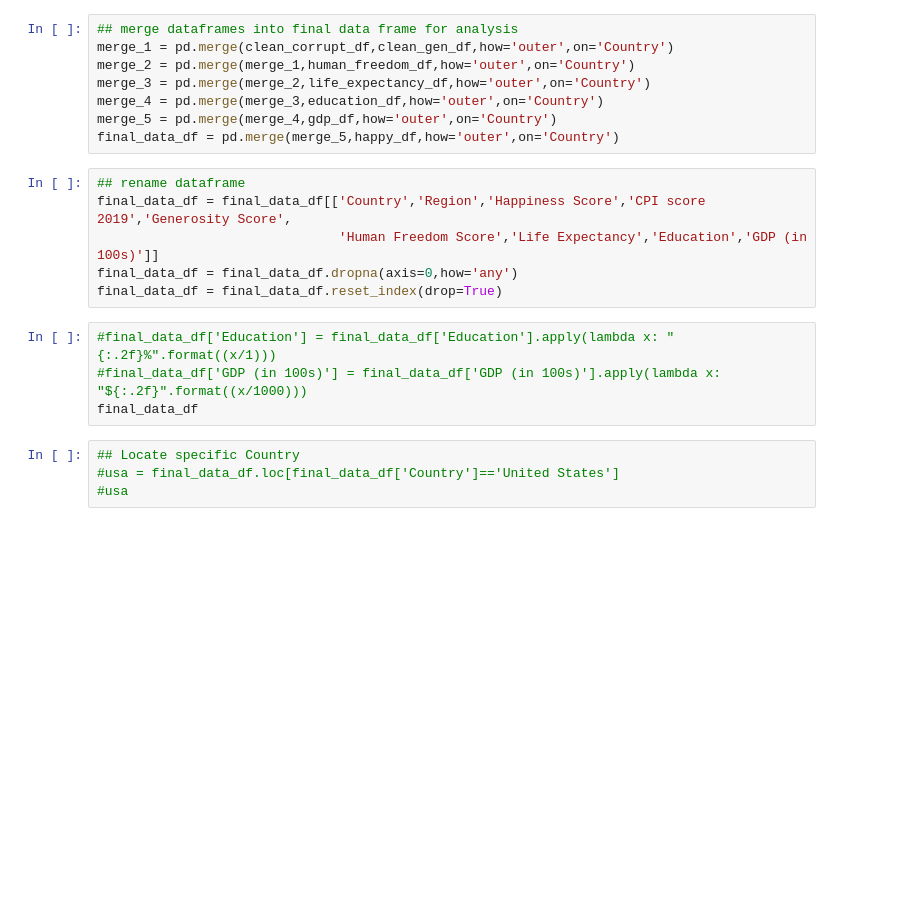
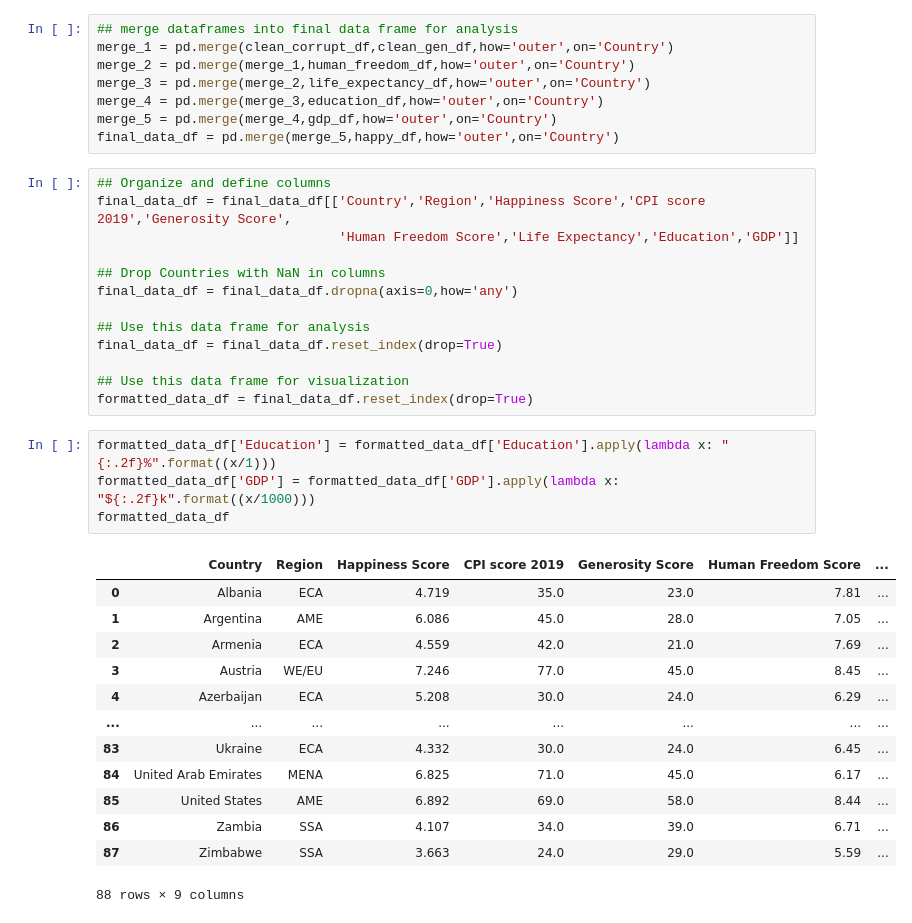
Before and after one commit to garrettg615/World_Happiness_Project, a Jupyter notebook: consolidated_data_df.ipynb, the cells around one changed output. Drawn from its saved outputs; the diff is of its cells as text; blank space fills up the shorter version.

```diff
--- a/consolidated_data_df.ipynb
+++ b/consolidated_data_df.ipynb
@@ -52,19 +67,36 @@ merge_4 = pd.merge(merge_3,education_df,how='outer',on='Country')
 merge_5 = pd.merge(merge_4,gdp_df,how='outer',on='Country')
 final_data_df = pd.merge(merge_5,happy_df,how='outer',on='Country')
 # %%
-## rename dataframe
+## Organize and define columns
 final_data_df = final_data_df[['Country','Region','Happiness Score','CPI score 2019','Generosity Score',
-                               'Human Freedom Score','Life Expectancy','Education','GDP (in 100s)']]
+                               'Human Freedom Score','Life Expectancy','Education','GDP']]
+
+## Drop Countries with NaN in columns
 final_data_df = final_data_df.dropna(axis=0,how='any')
+
+## Use this data frame for analysis
 final_data_df = final_data_df.reset_index(drop=True)
+
+## Use this data frame for visualization
+formatted_data_df = final_data_df.reset_index(drop=True)
 # %%
-#final_data_df['Education'] = final_data_df['Education'].apply(lambda x: "{:.2f}%".format((x/1)))
-#final_data_df['GDP (in 100s)'] = final_data_df['GDP (in 100s)'].apply(lambda x: "${:.2f}".format((x/1000)))
-final_data_df
+formatted_data_df['Education'] = formatted_data_df['Education'].apply(lambda x: "{:.2f}%".format((x/1)))
+formatted_data_df['GDP'] = formatted_data_df['GDP'].apply(lambda x: "${:.2f}k".format((x/1000)))
+formatted_data_df
+# %% [output]
+|  | Country | Region | Happiness Score | CPI score 2019 | Generosity Score | Human Freedom Score | ... |
+| 0 | Albania | ECA | 4.719 | 35.0 | 23.0 | 7.81 | ... |
+| 1 | Argentina | AME | 6.086 | 45.0 | 28.0 | 7.05 | ... |
+| 2 | Armenia | ECA | 4.559 | 42.0 | 21.0 | 7.69 | ... |
+| 3 | Austria | WE/EU | 7.246 | 77.0 | 45.0 | 8.45 | ... |
+| 4 | Azerbaijan | ECA | 5.208 | 30.0 | 24.0 | 6.29 | ... |
+| ... | ... | ... | ... | ... | ... | ... | ... |
+| 83 | Ukraine | ECA | 4.332 | 30.0 | 24.0 | 6.45 | ... |
+| 84 | United Arab Emirates | MENA | 6.825 | 71.0 | 45.0 | 6.17 | ... |
+| 85 | United States | AME | 6.892 | 69.0 | 58.0 | 8.44 | ... |
+| 86 | Zambia | SSA | 4.107 | 34.0 | 39.0 | 6.71 | ... |
+| 87 | Zimbabwe | SSA | 3.663 | 24.0 | 29.0 | 5.59 | ... |
+88 rows × 9 columns
-# %%
-## Locate specific Country
-#usa = final_data_df.loc[final_data_df['Country']=='United States']
-#usa
 # %%
 summary_df = final_data_df.describe()
 summary_df
```
Also changed, not shown: parts of 19 cells of this notebook, 31 other files.
